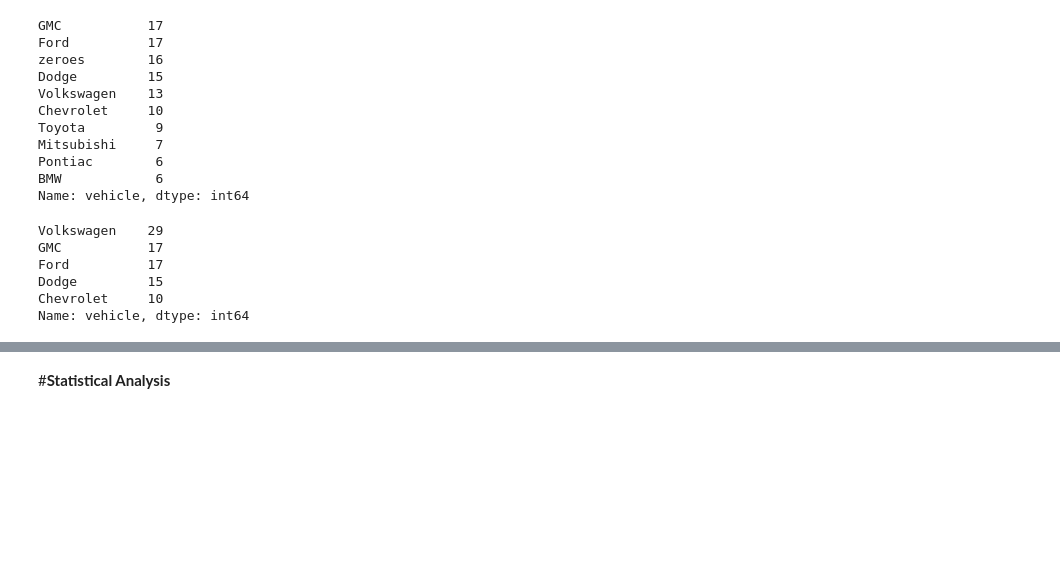
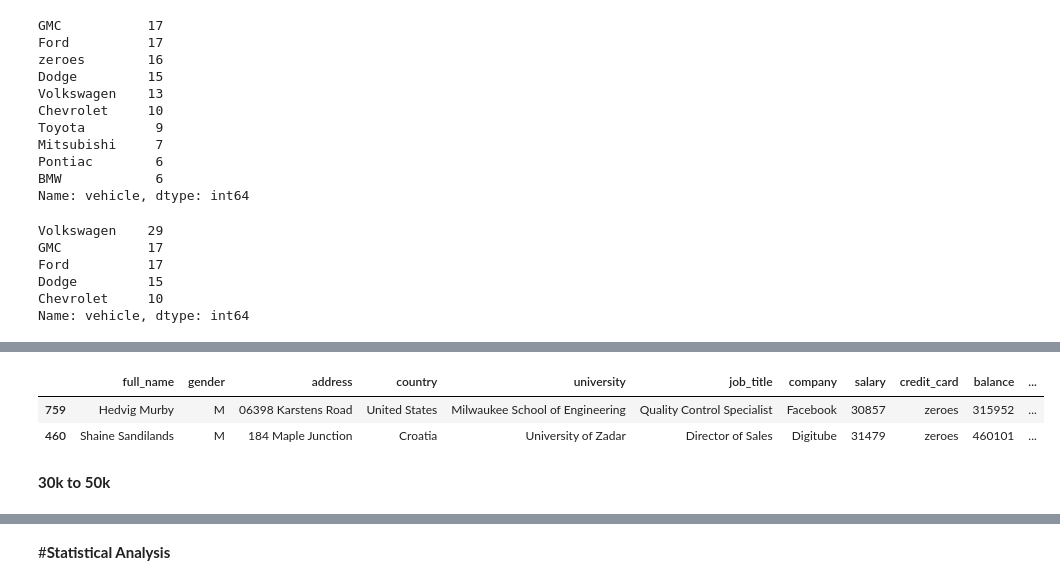
Before and after one commit to ShakilM26/Data_Cleaning-EDA, a Jupyter notebook: project_employee.ipynb, the cells around one changed output, grey strips where cells are left out. Drawn from its saved outputs; the diff is of its cells as text; code cells hidden in the pictures; blank space fills up the shorter version.

```diff
--- a/project_employee.ipynb
+++ b/project_employee.ipynb
@@ -364,0 +381,11 @@ Name: vehicle, dtype: int64
+# %%
+df[df['credit_card']=='zeroes'].sort_values(by='salary').head(2)
+
+# Actually I am checking before implementing the process.
+# I am looking for minimum salary. Because I need to know which range to start from.
+# %% [output]
+|  | full_name | gender | address | country | university | job_title | company | salary | credit_card | balance | ... |
+| 759 | Hedvig Murby | M | 06398 Karstens Road | United States | Milwaukee School of Engineering | Quality Control Specialist | Facebook | 30857 | zeroes | 315952 | ... |
+| 460 | Shaine Sandilands | M | 184 Maple Junction | Croatia | University of Zadar | Director of Sales | Digitube | 31479 | zeroes | 460101 | ... |
+# %% [markdown]
+**30k to 50k**
```
Also changed, not shown: parts of 48 cells of this notebook.
